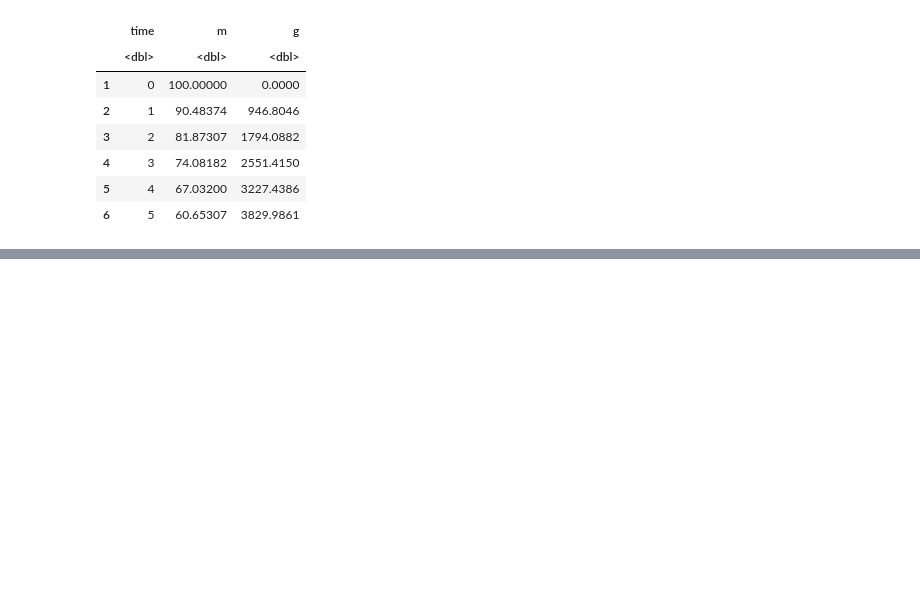
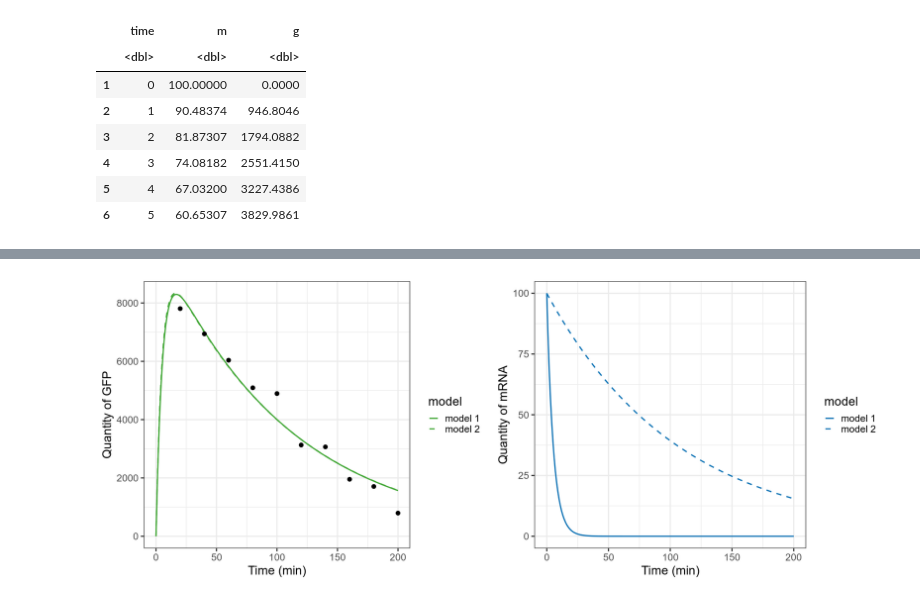
Before and after one commit to singuyenmai/bioModelling, a Jupyter notebook: paramEstimation/ThuSiNguyenMai_ParamEstimation.ipynb, the cells around one changed output, grey strips where cells are left out. Cells and saved outputs as stored; diff of their text form; code cells hidden in the pictures; blank space fills up the shorter version.

Commit message:
[paramEstimation] completed assignment

```diff
--- a/paramEstimation/ThuSiNguyenMai_ParamEstimation.ipynb
+++ b/paramEstimation/ThuSiNguyenMai_ParamEstimation.ipynb
@@ -64,0 +73,5 @@ grid.arrange(timePlot, phasePlot, ncol = 2, nrow = 1)
+# %%
+data_t <- c(20, 40, 60, 80, 100, 120, 140, 160, 180, 200)
+data_g <- c(7807.2, 6941, 6036.7, 5091.2, 4892.9, 3128.6, 3064.1, 1952.7, 1706.1, 793.4)
+data_df <- data.frame(time = data_t, gfp = data_g)
+head(data_df)
@@ -64,0 +203,18 @@ grid.arrange(timePlot, phasePlot, ncol = 2, nrow = 1)
+# %%
+pars_names <- c("beta", "delta", "k")
+
+optimal_pars_1 <- as.numeric(optimize_result_2[1, pars_names])
+names(optimal_pars_1) <- pars_names
+
+optimal_pars_2 <- as.numeric(optimize_result_2[2, pars_names])
+names(optimal_pars_2) <- pars_names
+
+init <- c(m = 100, g = 0)
+t <- seq(0, 200, 1)
+sol1 <- ode(y = init, times = t, func = mrnaODE, parms = optimal_pars_1) # prediction of model with parameters optimized from initial values set 1
+sol2 <- ode(y = init, times = t, func = mrnaODE, parms = optimal_pars_2) # prediction of model with parameters optimized from initial values set 2
+
+sol_df <- data.frame(time = sol1[, "time"],
+                     m1 = sol1[, "m"], m2 = sol2[, "m"],
+                     g1 = sol1[, "g"], g2 = sol2[, "g"])
+head(sol_df)
@@ -64,0 +231,21 @@ grid.arrange(timePlot, phasePlot, ncol = 2, nrow = 1)
+# %%
+m_df <- gather(sol_df, key = "model", value = "mRNA", m1, m2)
+g_df <- gather(sol_df, key = "model", value = "GFP", g1, g2)
+
+gfpPlot <- ggplot() +
+            geom_line(data = g_df, mapping = aes(x = time, y = GFP, linetype = model), size = 1, colour = "#41a735") +
+            geom_point(data = data_df, mapping = aes(x = time, y = gfp), color = 'black', size=3) +
+            labs(x = "Time (min)", y = "Quantity of GFP", colour = "Model") +
+            scale_linetype_manual(values = c("g1" = "solid", "g2" = "dashed"), labels = c("model 1", "model 2")) +
+            theme_bw(base_size=20)
+
+mrnaPlot <- ggplot(data = m_df, mapping = aes(x = time, y = mRNA, linetype = model)) +
+            geom_line(colour = "#0c72b5", size=1) +
+            labs(x = "Time (min)", y = "Quantity of mRNA") +
+            scale_linetype_manual(values = c("m1" = "solid", "m2" = "dashed"), labels = c("model 1", "model 2")) +
+            theme_bw(base_size=20)
+
+fig(18, 7)
+grid.arrange(gfpPlot, mrnaPlot, ncol = 2, nrow = 1)
+# %% [output]
+[figure, added]
```
Also changed, not shown: parts of 11 cells of this notebook, 1 other file.
